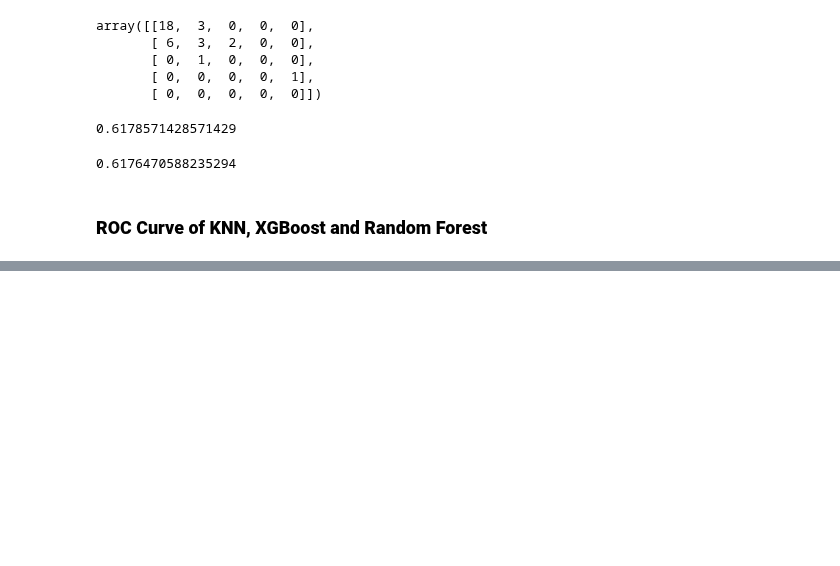
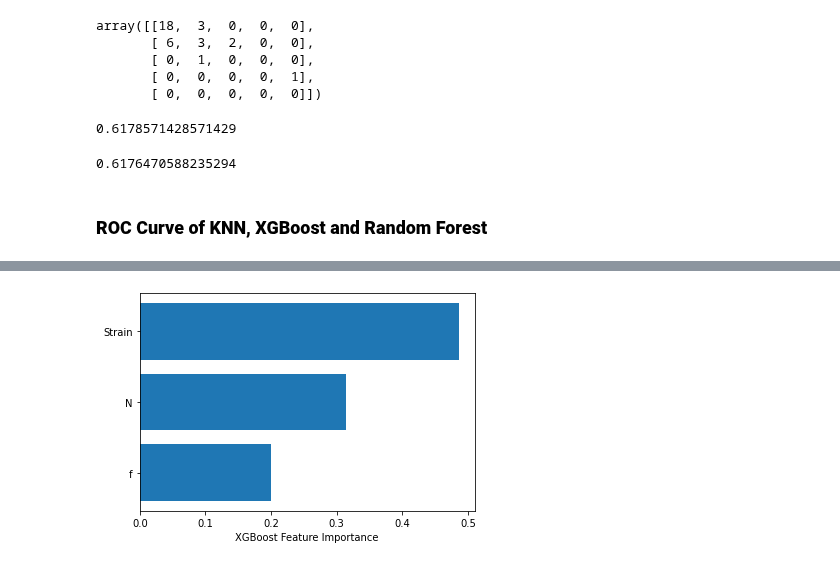
Before and after one commit to Sujal-vajire/Machine-learning-models, a Jupyter notebook: Rakesh_Sir.ipynb, the cells around one changed output, grey strips where cells are left out. Drawn from its saved outputs; the diff is of its cells as text; code cells hidden in the pictures; blank space fills up the shorter version.

```diff
--- a/Rakesh_Sir.ipynb
+++ b/Rakesh_Sir.ipynb
@@ -325,0 +341,10 @@ plt.show()
+# %%
+from sklearn.inspection import permutation_importance
+perm_importance2 = permutation_importance(xgbc, X_test, y_test)
+sorted_idx = perm_importance2.importances_mean.argsort()
+plt.barh(df.columns[sorted_idx], xgbc.feature_importances_[sorted_idx])
+plt.xlabel("XGBoost Feature Importance")
+resolution_value = 600
+plt.savefig("XGBoost Feature Importance.png", format="png", dpi=resolution_value)
+# %% [output]
+[figure, added]
```
Also changed, not shown: parts of 7 cells of this notebook.
